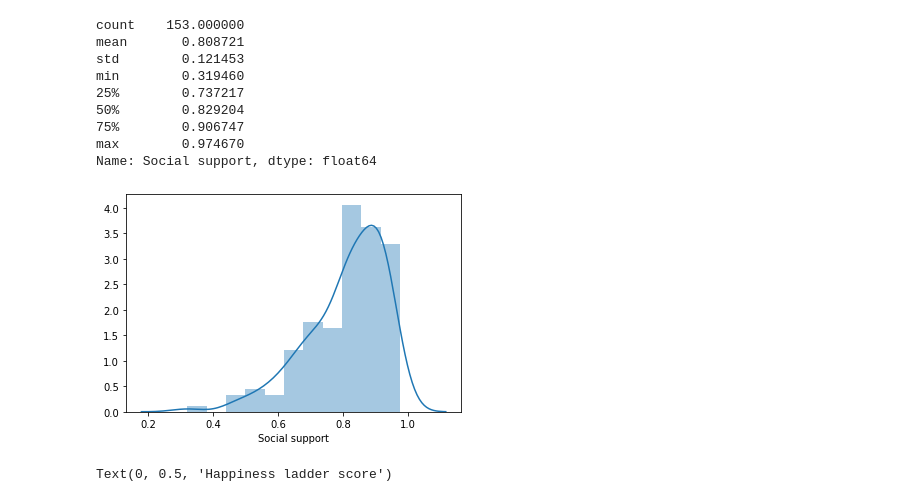
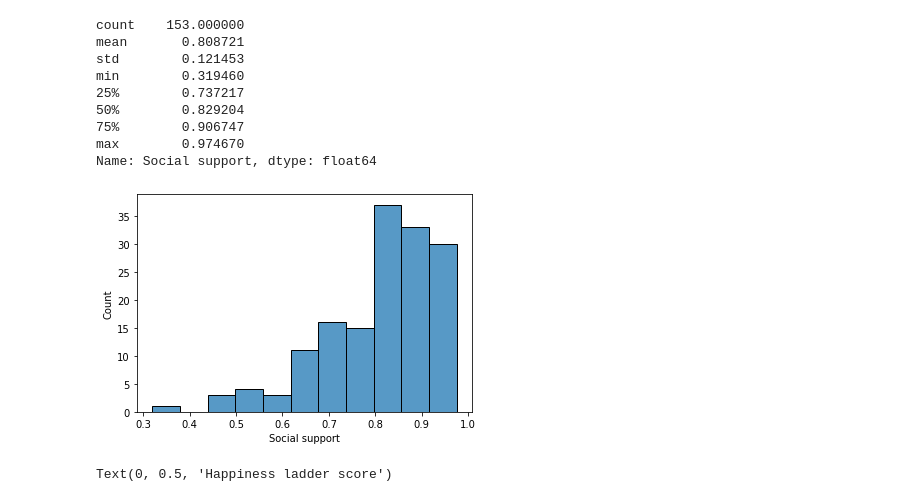
Before and after one commit to AllenDowney/ElementsOfDataScience, a Jupyter notebook: examples/happiness.ipynb, the cells around one changed output. Cells and saved outputs as stored; diff of their text form; code cells hidden in the pictures.

```diff
--- a/examples/happiness.ipynb
+++ b/examples/happiness.ipynb
@@ -144,9 +130,9 @@ min        0.319460
 max        0.974670
 Name: Social support, dtype: float64
 # %%
-sns.distplot(social);
+sns.histplot(social);
 # %% [output]
-[figure, old version]
+[figure, new version]
 # %%
 plt.plot(social, ladder, '.')
 
```
Also changed, not shown: parts of 18 cells of this notebook.
